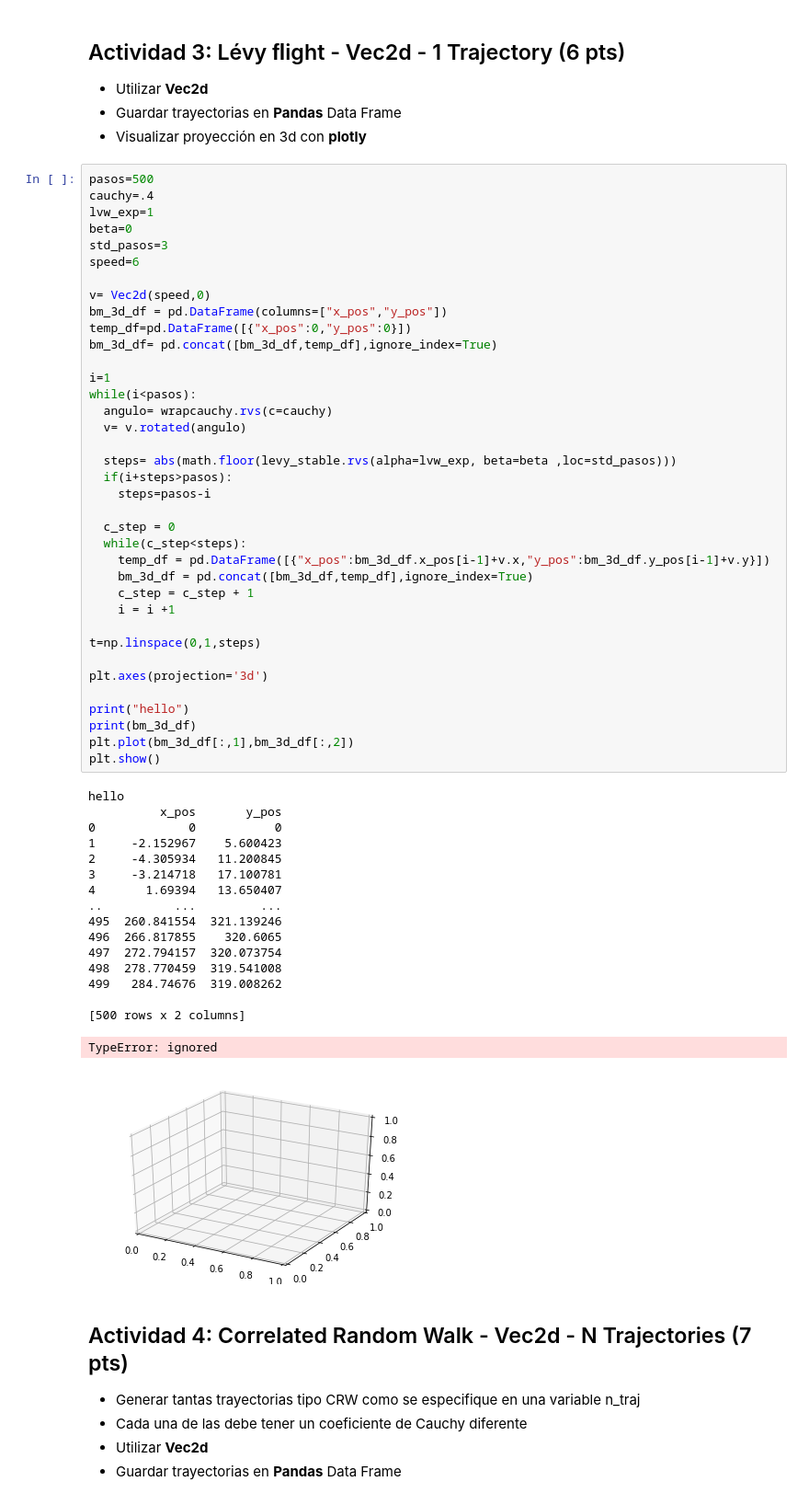
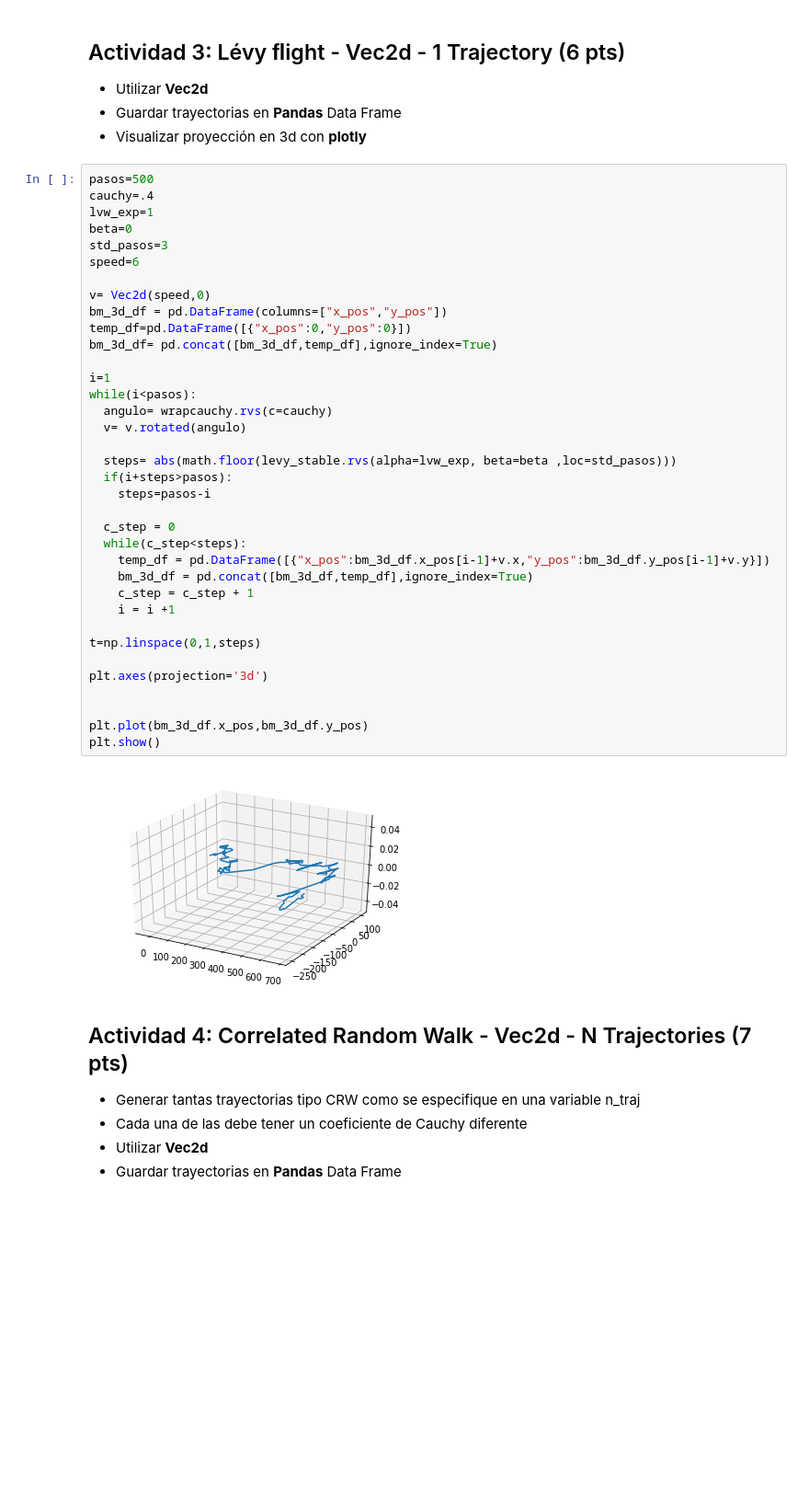
Before and after one commit to adrielpalestino9191/TI1, a Jupyter notebook: TI_1_Practica2.ipynb, the cells around one changed output. Shown at 92% size. Saved outputs shown, nothing was run; the diff lists cells and outputs as text; blank space fills up the shorter version.

```diff
--- a/TI_1_Practica2.ipynb
+++ b/TI_1_Practica2.ipynb
@@ -143,53 +143,36 @@ beta=0
 std_pasos=3
 speed=6
 
 v= Vec2d(speed,0)
 bm_3d_df = pd.DataFrame(columns=["x_pos","y_pos"])
 temp_df=pd.DataFrame([{"x_pos":0,"y_pos":0}])
 bm_3d_df= pd.concat([bm_3d_df,temp_df],ignore_index=True)
 
 i=1
 while(i<pasos):
   angulo= wrapcauchy.rvs(c=cauchy)
   v= v.rotated(angulo)
 
   steps= abs(math.floor(levy_stable.rvs(alpha=lvw_exp, beta=beta ,loc=std_pasos)))
   if(i+steps>pasos):
     steps=pasos-i
 
   c_step = 0
   while(c_step<steps):
     temp_df = pd.DataFrame([{"x_pos":bm_3d_df.x_pos[i-1]+v.x,"y_pos":bm_3d_df.y_pos[i-1]+v.y}])
     bm_3d_df = pd.concat([bm_3d_df,temp_df],ignore_index=True)
     c_step = c_step + 1
     i = i +1
 
 t=np.linspace(0,1,steps)
 
 plt.axes(projection='3d')
 
-print("hello")
-print(bm_3d_df)
-plt.plot(bm_3d_df[:,1],bm_3d_df[:,2])
+
+plt.plot(bm_3d_df.x_pos,bm_3d_df.y_pos)
 plt.show()
 # %% [output]
-hello
-          x_pos       y_pos
-0             0           0
-1     -2.152967    5.600423
-2     -4.305934   11.200845
-3     -3.214718   17.100781
-4       1.69394   13.650407
-..          ...         ...
-495  260.841554  321.139246
-496  266.817855    320.6065
-497  272.794157  320.073754
-498  278.770459  319.541008
-499   284.74676  319.008262
-
-[500 rows x 2 columns]
-TypeError: ignored
-[figure, old version]
+[figure, new version]
 # %% [markdown]
 ## Actividad 4: Correlated Random Walk - Vec2d - N Trajectories (7 pts)
 
```
Also changed, not shown: parts of 2 cells of this notebook.
